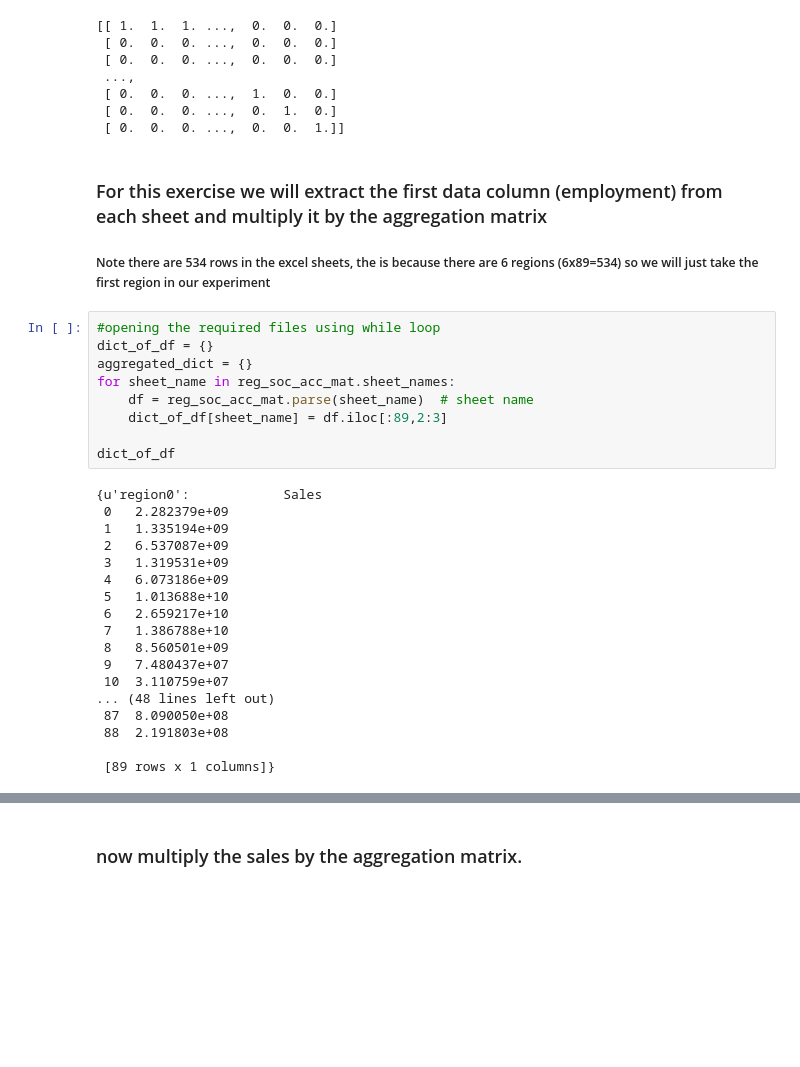
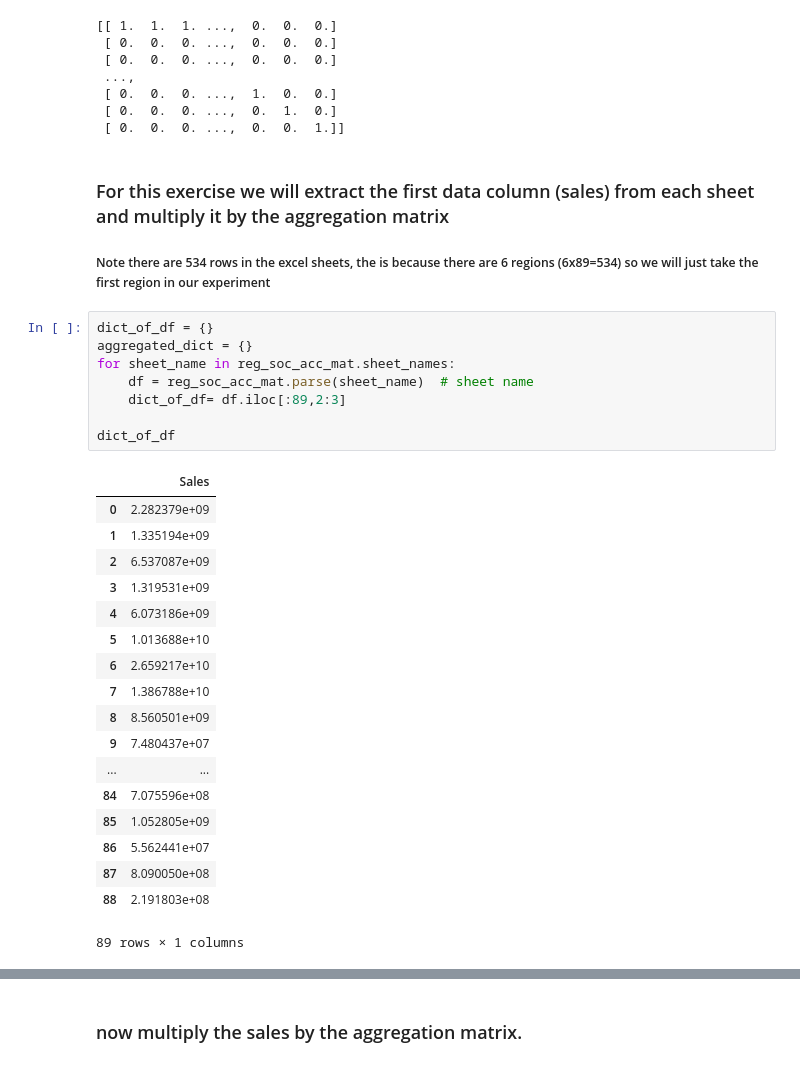
Before and after one commit to IEAGIS/reg_soc_acc_mat, a Jupyter notebook: reg_soc_acc_mat.ipynb, the cells around one changed output, grey strips where cells are left out. Cells and saved outputs as stored; diff of their text form; blank space fills up the shorter version.

```diff
--- a/reg_soc_acc_mat.ipynb
+++ b/reg_soc_acc_mat.ipynb
@@ -61,33 +61,33 @@ print aggregation_matrix
  [ 0.  0.  0. ...,  0.  1.  0.]
  [ 0.  0.  0. ...,  0.  0.  1.]]
 # %% [markdown]
-### For this exercise we will extract the first data column (employment) from each sheet and multiply it by the aggregation matrix
+### For this exercise we will extract the first data column (sales) from each sheet and multiply it by the aggregation matrix
 
 ##### Note there are 534 rows in the excel sheets, the is because there are 6 regions (6x89=534) so we will just take the first region in our experiment
 # %%
-#opening the required files using while loop
 dict_of_df = {}
 aggregated_dict = {}
 for sheet_name in reg_soc_acc_mat.sheet_names:
     df = reg_soc_acc_mat.parse(sheet_name)  # sheet name
-    dict_of_df[sheet_name] = df.iloc[:89,2:3]
+    dict_of_df= df.iloc[:89,2:3]
 
 dict_of_df
 # %% [output]
+|  | Sales |
+| 0 | 2.282379e+09 |
+| 1 | 1.335194e+09 |
+| 2 | 6.537087e+09 |
+| 3 | 1.319531e+09 |
+| 4 | 6.073186e+09 |
+| 5 | 1.013688e+10 |
+| 6 | 2.659217e+10 |
+| 7 | 1.386788e+10 |
+| 8 | 8.560501e+09 |
+| 9 | 7.480437e+07 |
+| ... | ... |
+| 84 | 7.075596e+08 |
+| 85 | 1.052805e+09 |
+| 86 | 5.562441e+07 |
+| 87 | 8.090050e+08 |
+| 88 | 2.191803e+08 |
-{u'region0':            Sales
- 0   2.282379e+09
- 1   1.335194e+09
- 2   6.537087e+09
- 3   1.319531e+09
- 4   6.073186e+09
- 5   1.013688e+10
- 6   2.659217e+10
- 7   1.386788e+10
- 8   8.560501e+09
- 9   7.480437e+07
- 10  3.110759e+07
-... (48 lines left out)
- 87  8.090050e+08
- 88  2.191803e+08
-
- [89 rows x 1 columns]}
+89 rows × 1 columns
```
Also changed, not shown: parts of 6 cells of this notebook.
